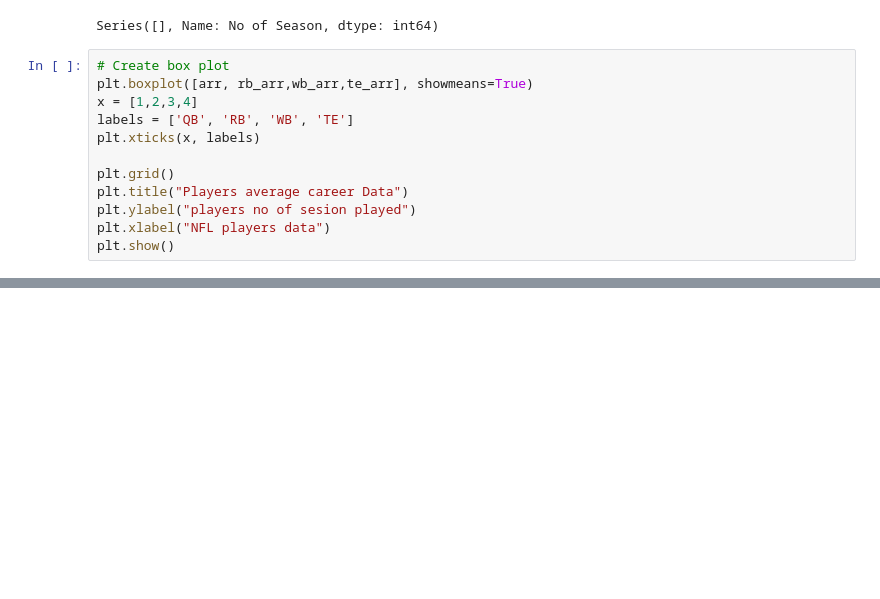
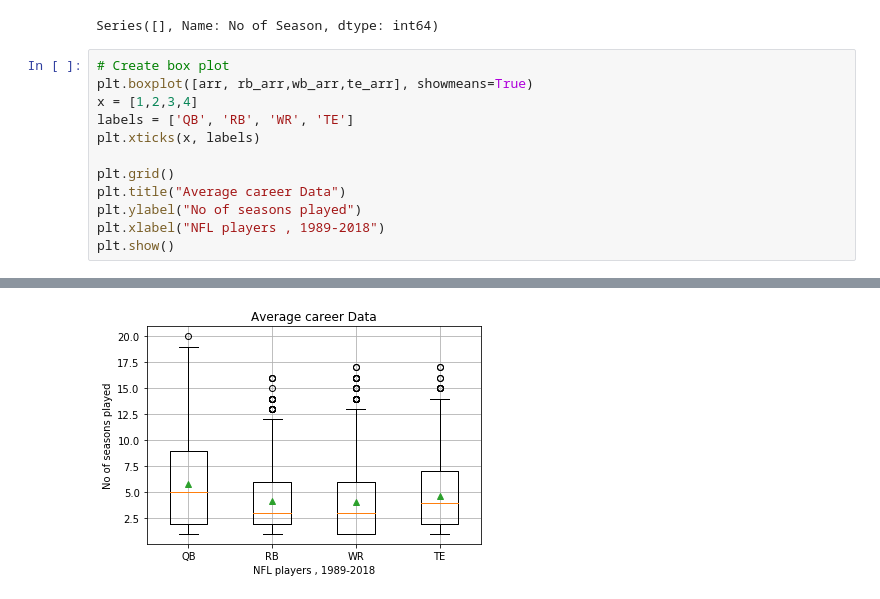
Before and after one commit to ankitapatel9/NFL-project, a Jupyter notebook: NFL-QB.ipynb, the cells around one changed output, grey strips where cells are left out. Cells and saved outputs as stored; diff of their text form; blank space fills up the shorter version.

```diff
--- a/NFL-QB.ipynb
+++ b/NFL-QB.ipynb
@@ -448,12 +447,12 @@ Series([], Name: No of Season, dtype: int64)
 # Create box plot
 plt.boxplot([arr, rb_arr,wb_arr,te_arr], showmeans=True)
 x = [1,2,3,4]
-labels = ['QB', 'RB', 'WB', 'TE']
+labels = ['QB', 'RB', 'WR', 'TE']
 plt.xticks(x, labels)
 
 plt.grid()
-plt.title("Players average career Data")
-plt.ylabel("players no of sesion played")
-plt.xlabel("NFL players data")
+plt.title("Average career Data")
+plt.ylabel("No of seasons played")
+plt.xlabel("NFL players , 1989-2018")
 plt.show()
 # %% [output]
@@ -461,0 +459 @@ plt.show()
+[figure, added]
```
Also changed, not shown: parts of 2 cells of this notebook.
